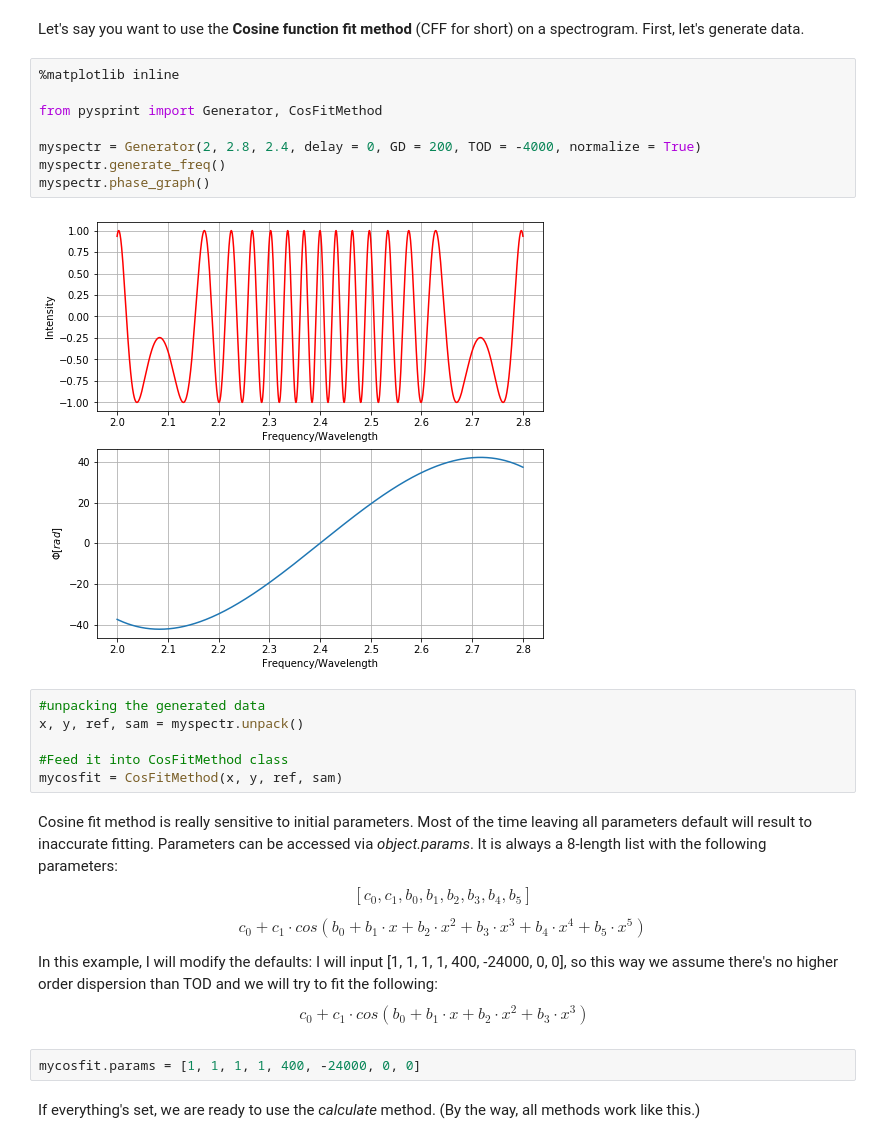
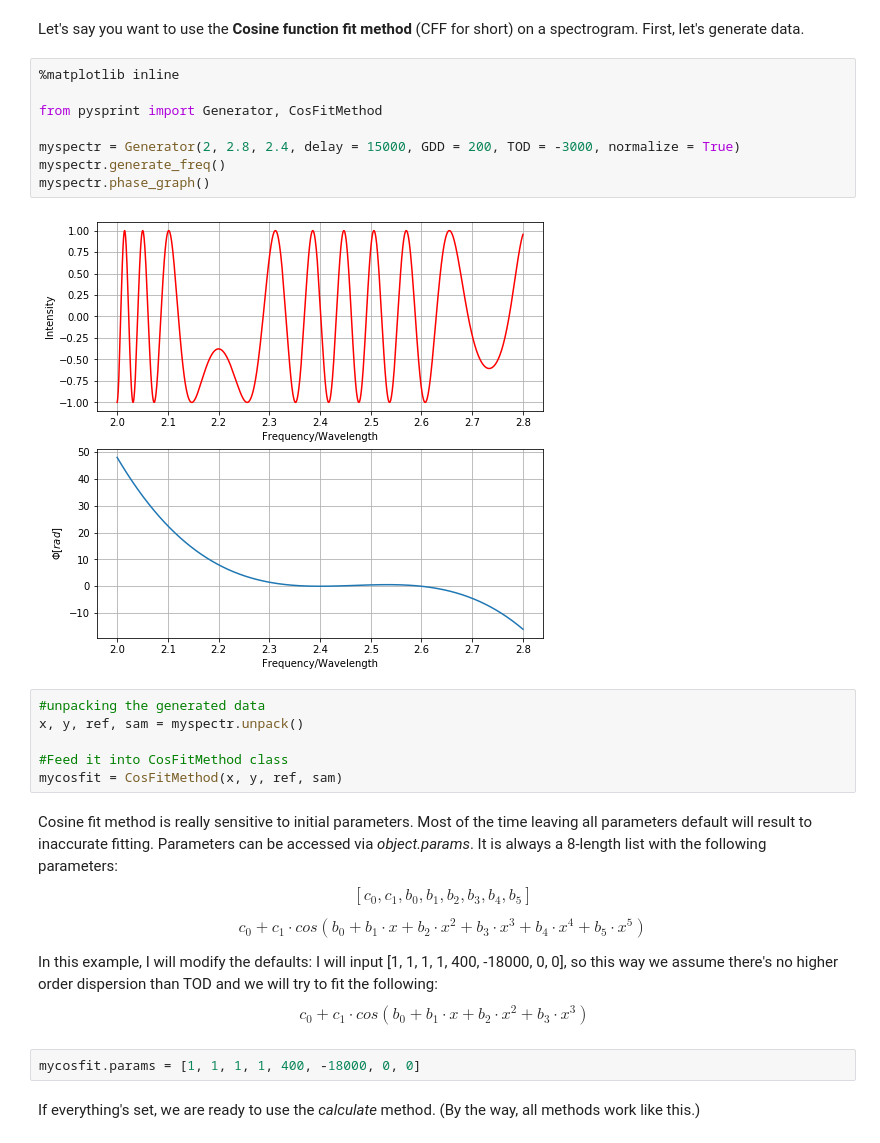
Before and after one commit to Ptrskay3/PySprint, a Jupyter notebook: doc/Methods.ipynb, the cells around one changed output. Drawn from its saved outputs; the diff is of its cells as text.

```diff
--- a/doc/Methods.ipynb
+++ b/doc/Methods.ipynb
@@ -13,13 +13,13 @@ Let's say you want to use the **Cosine function fit method** (CFF for short) on
 # %%
 %matplotlib inline
 
 from pysprint import Generator, CosFitMethod
 
-myspectr = Generator(2, 2.8, 2.4, delay = 0, GD = 200, TOD = -4000, normalize = True)
+myspectr = Generator(2, 2.8, 2.4, delay = 15000, GDD = 200, TOD = -3000, normalize = True)
 myspectr.generate_freq()
 myspectr.phase_graph()
 # %% [output]
-[figure, old version]
+[figure, new version]
 # %%
 #unpacking the generated data
 x, y, ref, sam = myspectr.unpack()
@@ -31,10 +31,10 @@ Cosine fit method is really sensitive to initial parameters. Most of the time le
 
 $$ c_0 + c_1 \cdot cos (b_0 + b_1\cdot x + b_2\cdot x^2+ b_3\cdot x^3+ b_4\cdot x^4+ b_5\cdot x^5)$$
 
-In this example, I will modify the defaults: I will input [1, 1, 1, 1, 400, -24000, 0, 0], so this way we assume there's no higher order dispersion than TOD and we will try to fit the following:
+In this example, I will modify the defaults: I will input [1, 1, 1, 1, 400, -18000, 0, 0], so this way we assume there's no higher order dispersion than TOD and we will try to fit the following:
 $$\ c_0 + c_1 \cdot cos (b_0 + b_1\cdot x + b_2\cdot x^2+ b_3\cdot x^3)$$
 # %%
-mycosfit.params = [1, 1, 1, 1, 400, -24000, 0, 0]
+mycosfit.params = [1, 1, 1, 1, 400, -18000, 0, 0]
 # %% [markdown]
 If everything's set, we are ready to use the *calculate* method. (By the way, all methods work like this.)
 # %%
```
Also changed, not shown: parts of 14 cells of this notebook.
